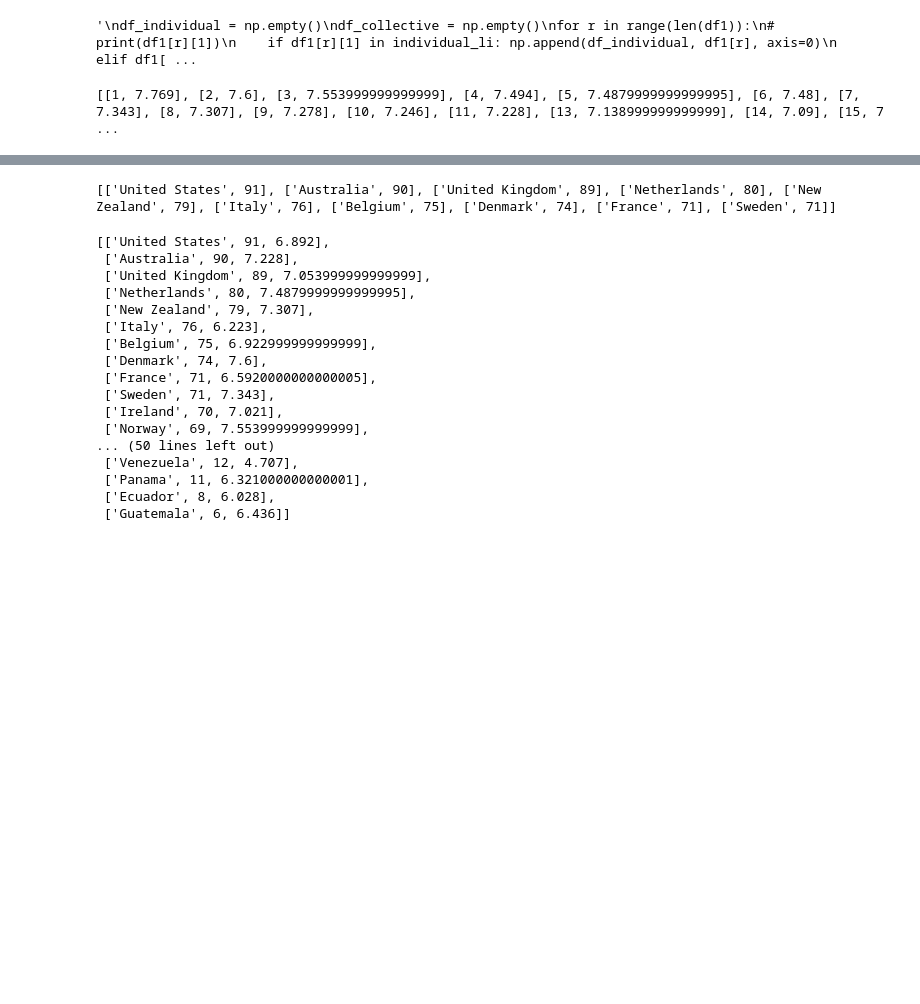
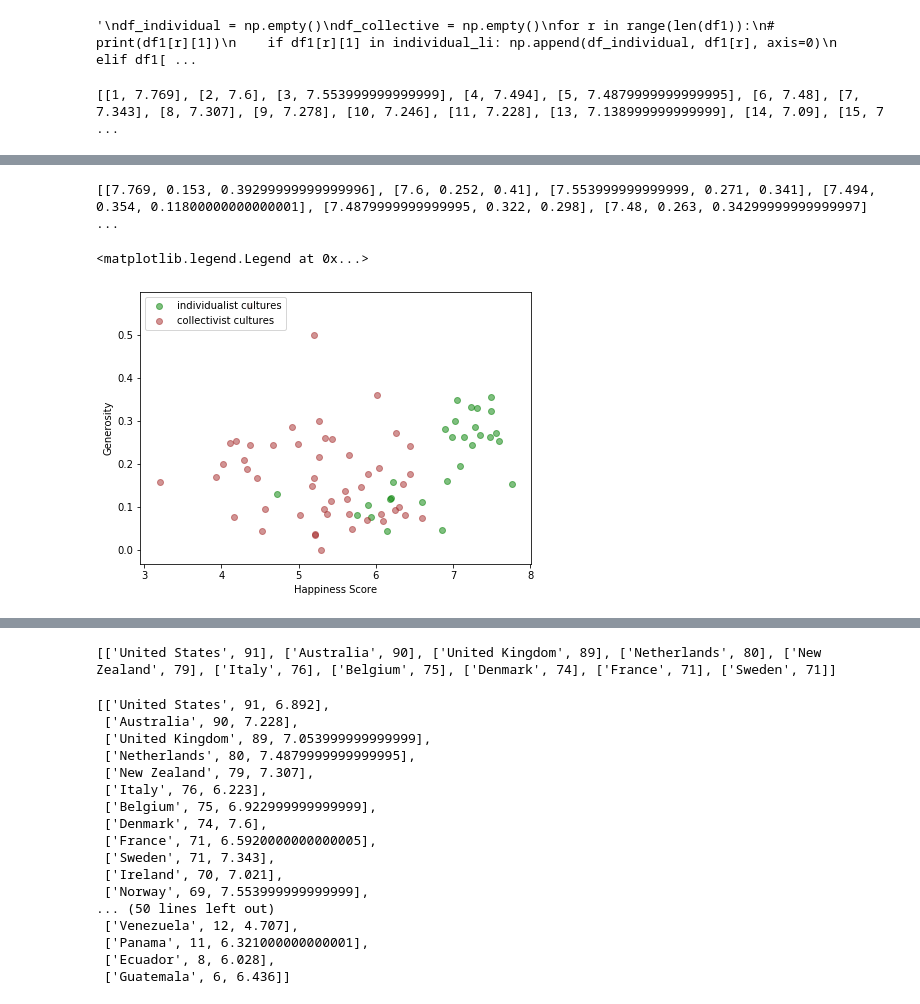
Before and after one commit to datares/happy-pineapples, a Jupyter notebook: analysis/Individualism_collectivism.ipynb, the cells around one changed output, grey strips where cells are left out. Drawn from its saved outputs; the diff is of its cells as text; code cells hidden in the pictures; blank space fills up the shorter version.

```diff
--- a/analysis/Individualism_collectivism.ipynb
+++ b/analysis/Individualism_collectivism.ipynb
@@ -195,0 +219,29 @@ plt.legend()
+# %%
+df2 = df[['Country or region','Score','Generosity','Perceptions of corruption']]
+df2 = df2.to_numpy()
+# %%
+df_individual2 = []
+df_collective2 = []
+for r in range(len(df2)):
+#     print(df1[r][1])
+    li = df2[r].tolist()
+    del li[0]
+    if df2[r][0] in individual_li: df_individual2.append(li)
+    elif df2[r][0] in collective_li: df_collective2.append(li)
+#     else: print(df1[r])
+print(df_individual2)
+# %% [output]
+[[7.769, 0.153, 0.39299999999999996], [7.6, 0.252, 0.41], [7.553999999999999, 0.271, 0.341], [7.494, 0.354, 0.11800000000000001], [7.4879999999999995, 0.322, 0.298], [7.48, 0.263, 0.34299999999999997] ...
+# %%
+df_individual2 = np.array(df_individual2)
+df_collective2 = np.array(df_collective2)
+# %%
+plt.figure(figsize=(7, 5))
+plt.scatter(df_individual2[:,0], df_individual2[:,1], c="green", alpha=0.5, label="individualist cultures")
+plt.scatter(df_collective2[:,0], df_collective2[:,1], c="brown", alpha=0.5, label="collectivist cultures")
+plt.xlabel('Happiness Score')
+plt.ylabel('Generosity')
+plt.legend(loc='upper left')
+# %% [output]
+<matplotlib.legend.Legend at 0x...>
+[figure, added]
```
Also changed, not shown: parts of 11 cells of this notebook, 1 other file.
